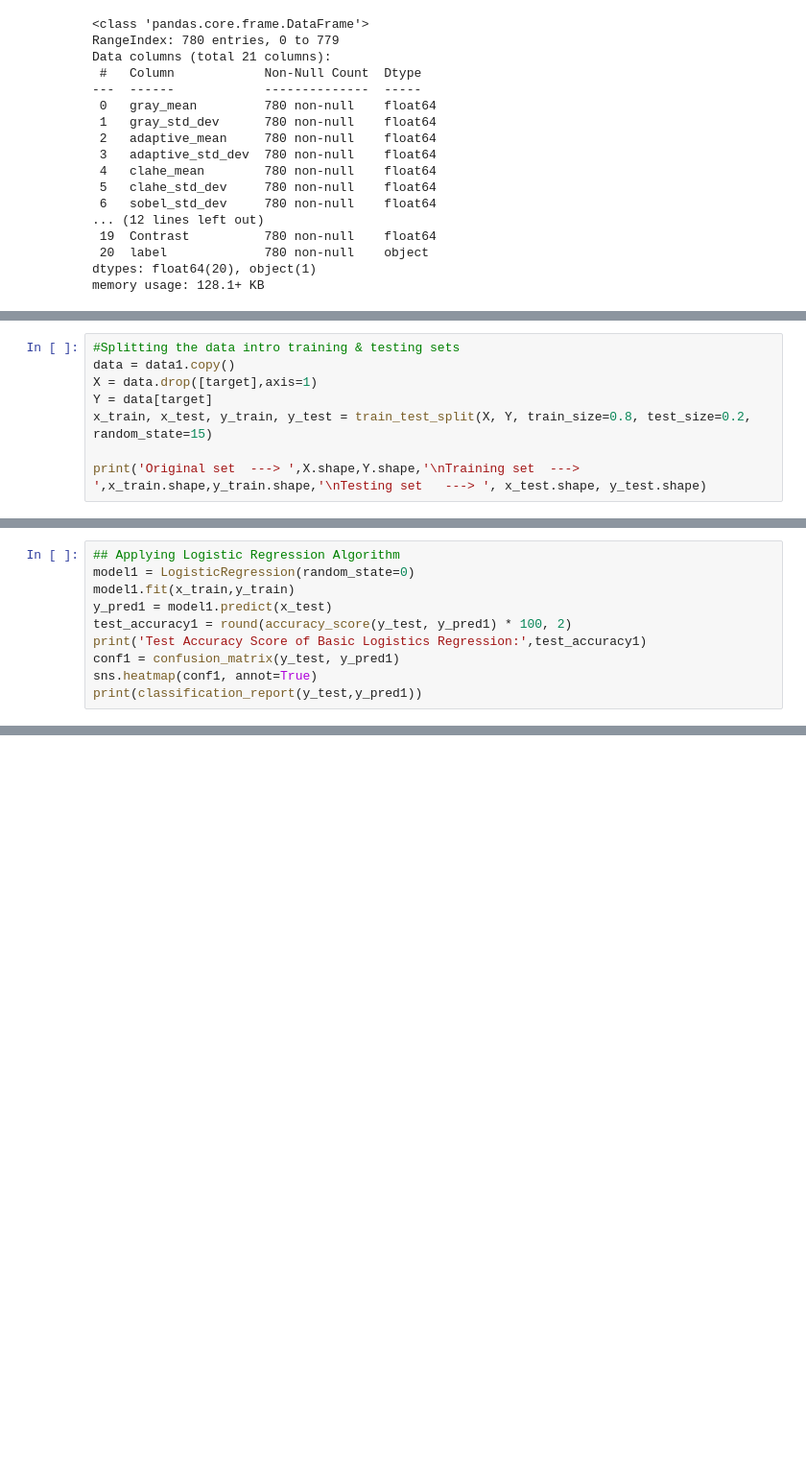
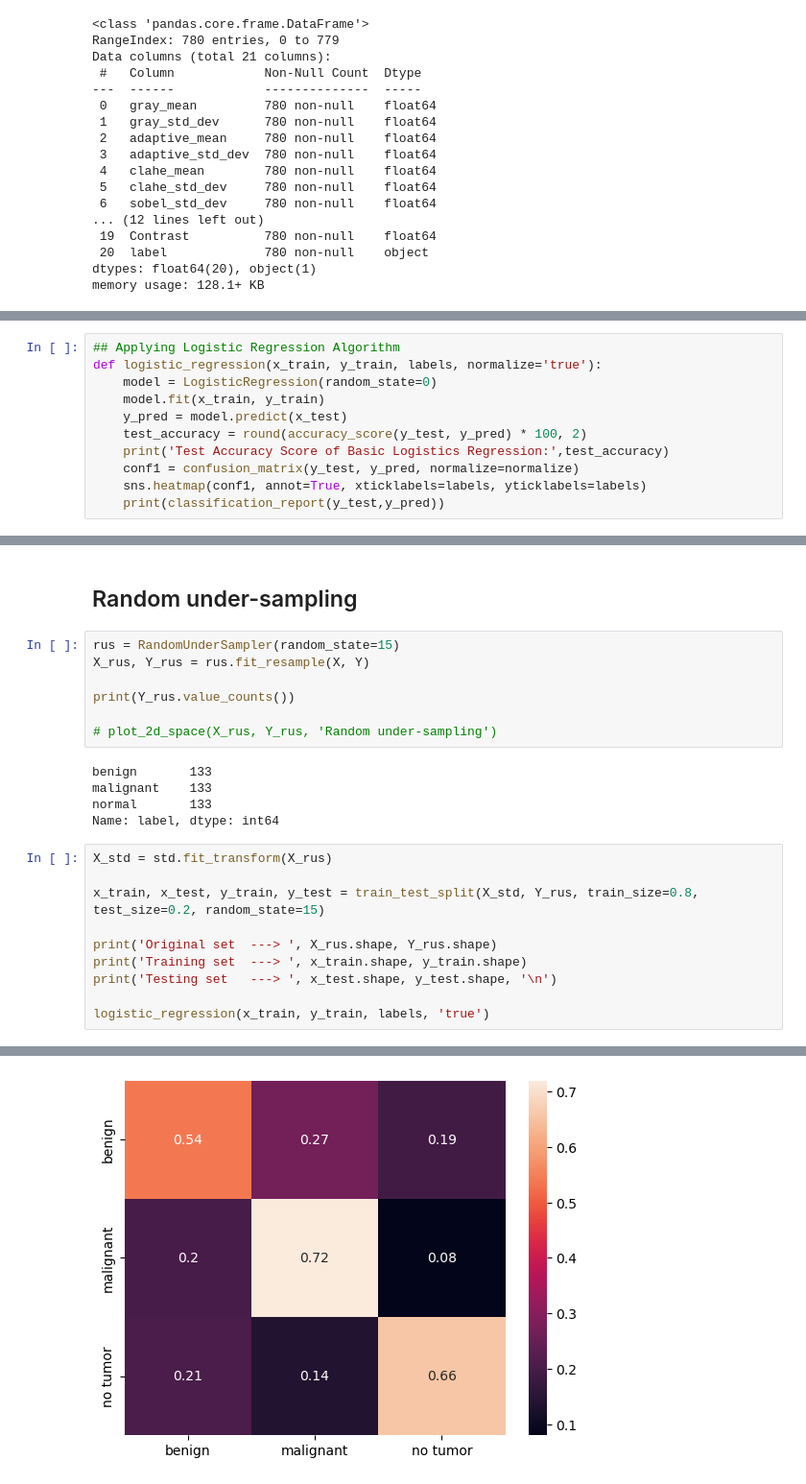
Before and after one commit to SamTheMar/Breast_Tumor_AII, a Jupyter notebook: Classification_ML.ipynb, the cells around one changed output, grey strips where cells are left out. Shown at 96% size. Cells and saved outputs as stored; diff of their text form; blank space fills up the shorter version.

Commit message:
sampling an tuning

```diff
--- a/Classification_ML.ipynb
+++ b/Classification_ML.ipynb
@@ -150,11 +164,3 @@ adaptive_mean                     0         0.0
 gray_std_dev                      0         0.0
 er_std_dev                        0         0.0
 label                             0         0.0
-# %%
-#Splitting the data intro training & testing sets
-data = data1.copy()
-X = data.drop([target],axis=1)
-Y = data[target]
-x_train, x_test, y_train, y_test = train_test_split(X, Y, train_size=0.8, test_size=0.2, random_state=15)
-
-print('Original set  ---> ',X.shape,Y.shape,'\nTraining set  ---> ',x_train.shape,y_train.shape,'\nTesting set   ---> ', x_test.shape, y_test.shape)
@@ -198,10 +196,11 @@ display(X_test.describe())
 # %%
 ## Applying Logistic Regression Algorithm
-model1 = LogisticRegression(random_state=0)
-model1.fit(x_train,y_train)
-y_pred1 = model1.predict(x_test)
-test_accuracy1 = round(accuracy_score(y_test, y_pred1) * 100, 2)
-print('Test Accuracy Score of Basic Logistics Regression:',test_accuracy1)
-conf1 = confusion_matrix(y_test, y_pred1)
-sns.heatmap(conf1, annot=True)
-print(classification_report(y_test,y_pred1))
+def logistic_regression(x_train, y_train, labels, normalize='true'):
+    model = LogisticRegression(random_state=0)
+    model.fit(x_train, y_train)
+    y_pred = model.predict(x_test)
+    test_accuracy = round(accuracy_score(y_test, y_pred) * 100, 2)
+    print('Test Accuracy Score of Basic Logistics Regression:',test_accuracy)
+    conf1 = confusion_matrix(y_test, y_pred, normalize=normalize)
+    sns.heatmap(conf1, annot=True, xticklabels=labels, yticklabels=labels)
+    print(classification_report(y_test,y_pred))
@@ -329,0 +245,25 @@ weighted avg       0.55      0.49      0.50       156
+# %% [markdown]
+## Random under-sampling
+# %%
+rus = RandomUnderSampler(random_state=15)
+X_rus, Y_rus = rus.fit_resample(X, Y)
+
+print(Y_rus.value_counts())
+
+# plot_2d_space(X_rus, Y_rus, 'Random under-sampling')
+# %% [output]
+benign       133
+malignant    133
+normal       133
+Name: label, dtype: int64
+# %%
+X_std = std.fit_transform(X_rus)
+
+x_train, x_test, y_train, y_test = train_test_split(X_std, Y_rus, train_size=0.8, test_size=0.2, random_state=15)
+
+print('Original set  ---> ', X_rus.shape, Y_rus.shape)
+print('Training set  ---> ', x_train.shape, y_train.shape)
+print('Testing set   ---> ', x_test.shape, y_test.shape, '\n')
+
+logistic_regression(x_train, y_train, labels, 'true')
+# %% [output]
@@ -329,0 +284 @@ weighted avg       0.55      0.49      0.50       156
+[figure, added]
```
Also changed, not shown: parts of 38 cells of this notebook.
